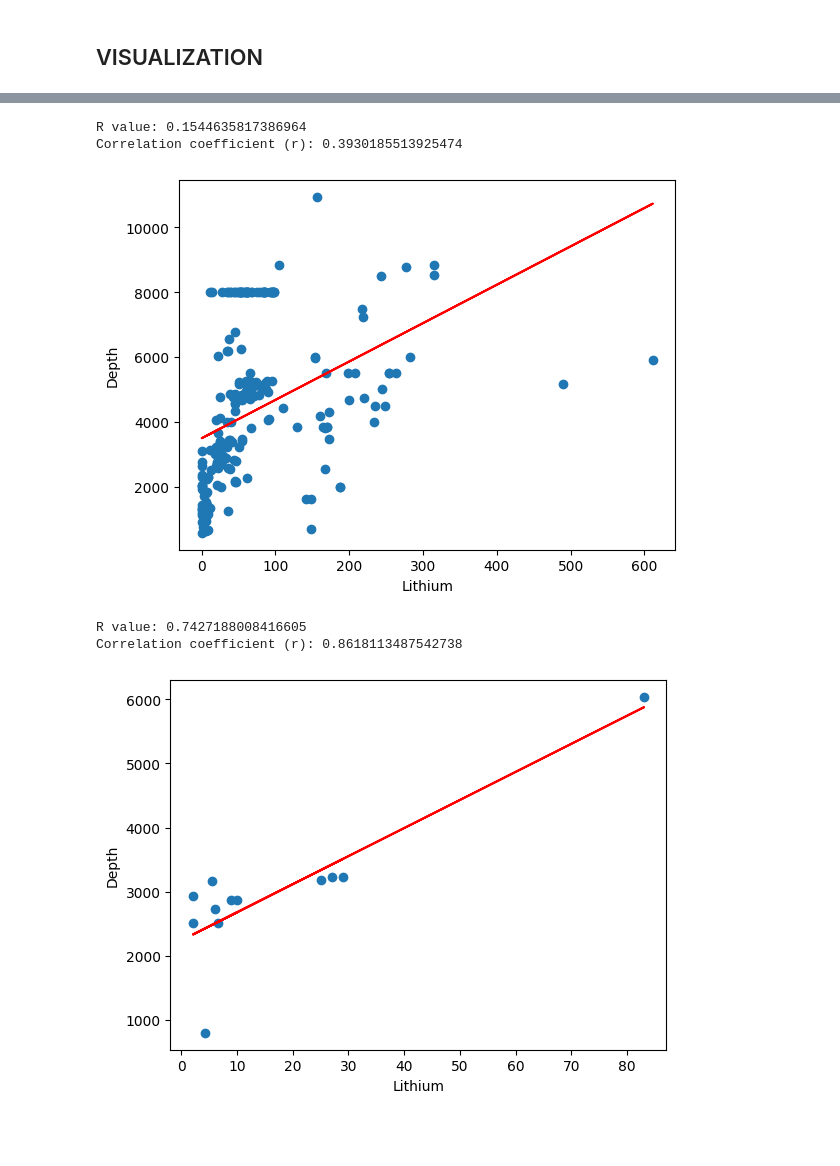
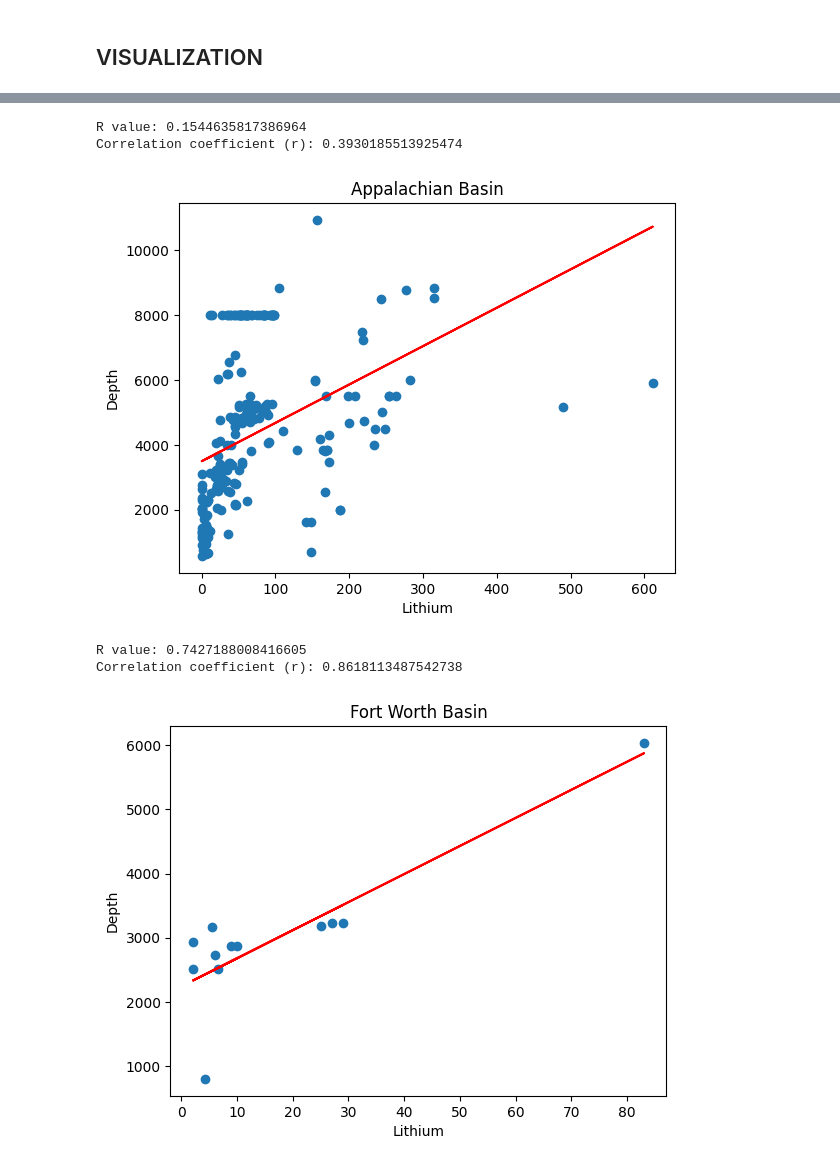
Before and after one commit to bsvab/produced-water-chemistry, a Jupyter notebook: notebooks/produced_water_chemistry-alejandro.ipynb, the cells around one changed output, grey strips where cells are left out. Drawn from its saved outputs; the diff is of its cells as text; code cells hidden in the pictures; blank space fills up the shorter version.

```diff
--- a/notebooks/produced_water_chemistry-alejandro.ipynb
+++ b/notebooks/produced_water_chemistry-alejandro.ipynb
@@ -347,21 +349,25 @@ Correlation coefficient (r): -0.37506598553491277
 # %%
 # Create linear regression plot for appalachain basin
 linear_regression_plot(df_appalachian['Li'], df_appalachian['DEPTHUPPER'], 'Depth')
+# Add title to the plot
+plt.title('Appalachian Basin')
 # Save the plot as an image
 plt.savefig('../images/regression_plots/appalachian_plot.png')
 # %% [output]
 R value: 0.1544635817386964
 Correlation coefficient (r): 0.3930185513925474
-[figure, old version]
+[figure, new version]
 # %%
 # Create linear regression plot for fort worth basin
 linear_regression_plot(df_fort_worth['Li'], df_fort_worth['DEPTHUPPER'], 'Depth')
+# Add title to the plot
+plt.title('Fort Worth Basin')
 # Save the plot as an image
 plt.savefig('../images/regression_plots/fort_worth_plot.png')
 # %% [output]
 R value: 0.7427188008416605
 Correlation coefficient (r): 0.8618113487542738
-[figure, old version]
+[figure, new version]
 # %%
 # Create linear regression plot for gulf coast basin
 linear_regression_plot(df_gulf_coast['Li'], df_gulf_coast['DEPTHUPPER'], 'Depth')
```
Also changed, not shown: parts of 8 cells of this notebook, 10 other files.
